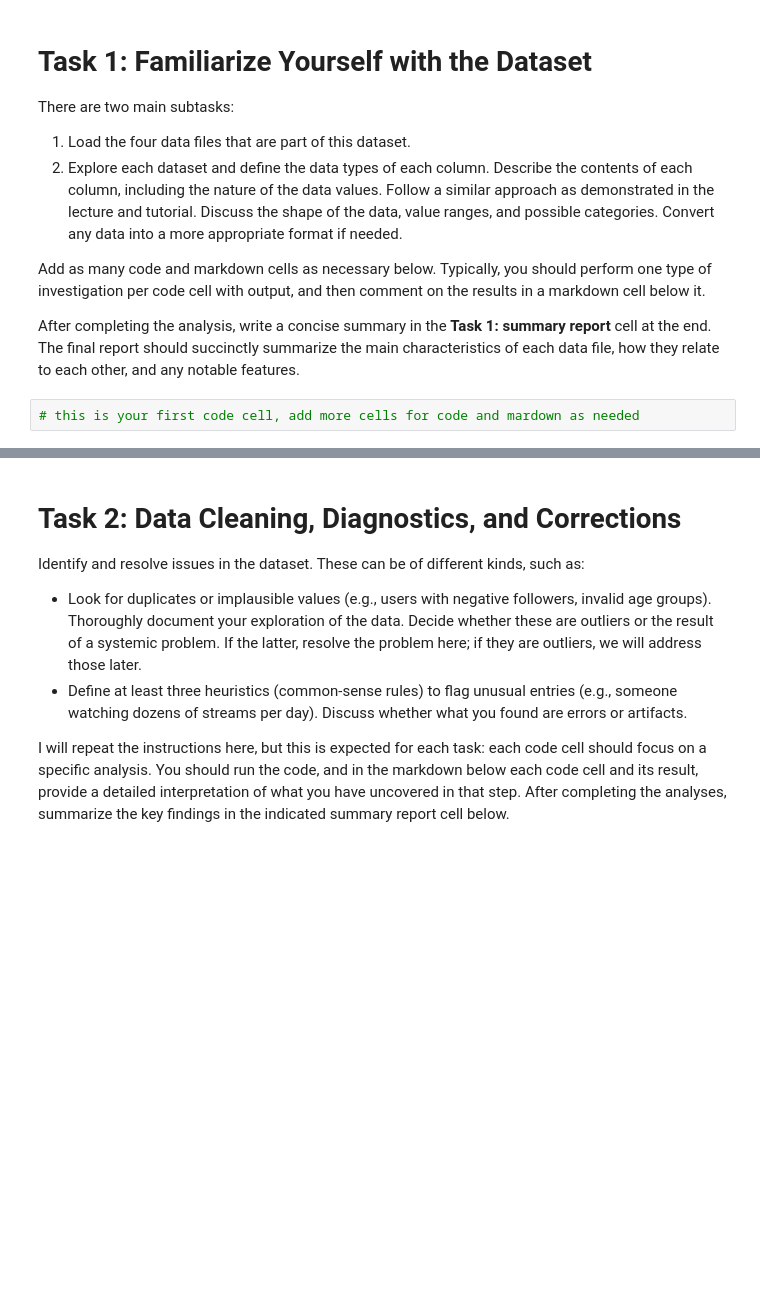
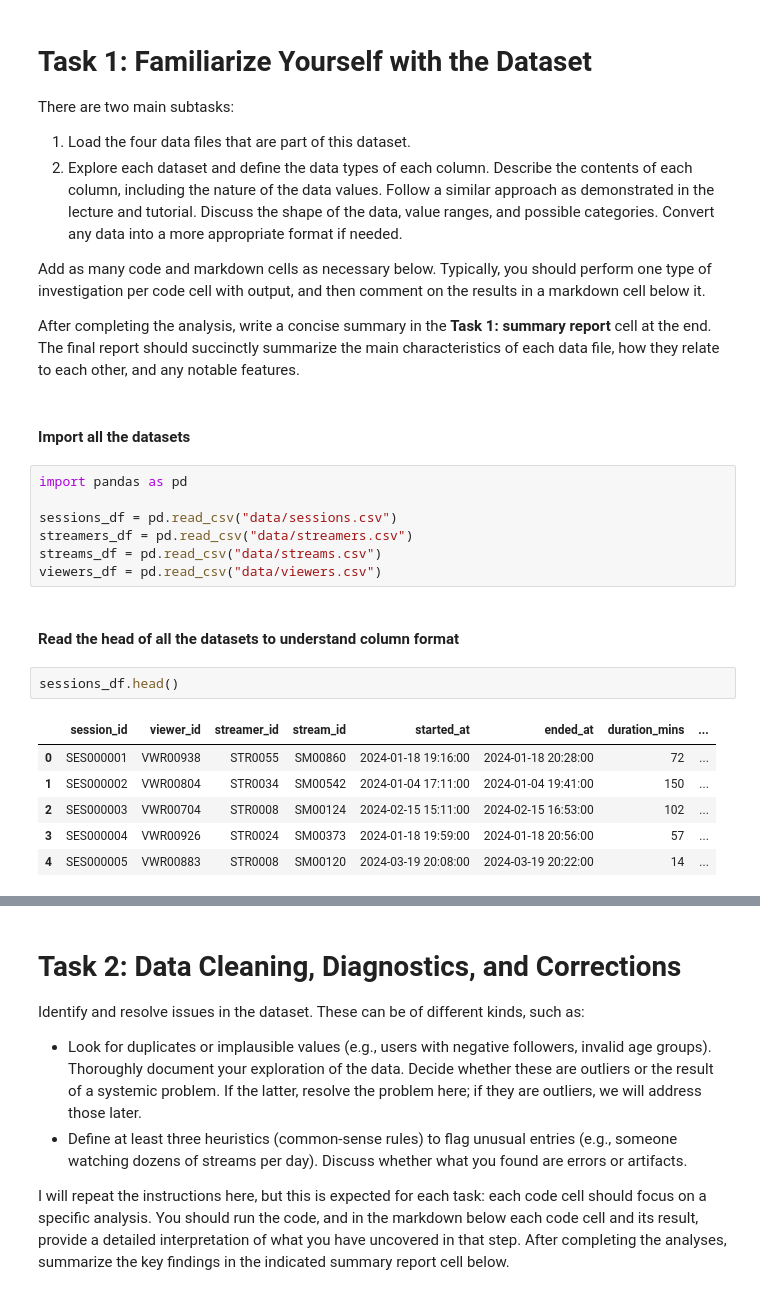
Before and after one commit to cda79/IAT461-Assignment01, a Jupyter notebook: IAT461-Assignment01-Scaffold.ipynb, the cells around one changed output, grey strips where cells are left out. Drawn from its saved outputs; the diff is of its cells as text; blank space fills up the shorter version.

```diff
--- a/IAT461-Assignment01-Scaffold.ipynb
+++ b/IAT461-Assignment01-Scaffold.ipynb
@@ -10,5 +10,23 @@ There are two main subtasks:
 Add as many code and markdown cells as necessary below. Typically, you should perform one type of investigation per code cell with output, and then comment on the results in a markdown cell below it.
 
 After completing the analysis, write a concise summary in the **Task 1: summary report** cell at the end. The final report should succinctly summarize the main characteristics of each data file, how they relate to each other, and any notable features.
+# %% [markdown]
+#### Import all the datasets
 # %%
-# this is your first code cell, add more cells for code and mardown as needed
+import pandas as pd
+
+sessions_df = pd.read_csv("data/sessions.csv")
+streamers_df = pd.read_csv("data/streamers.csv")
+streams_df = pd.read_csv("data/streams.csv")
+viewers_df = pd.read_csv("data/viewers.csv")
+# %% [markdown]
+#### Read the head of all the datasets to understand column format
+# %%
+sessions_df.head()
+# %% [output]
+|  | session_id | viewer_id | streamer_id | stream_id | started_at | ended_at | duration_mins | ... |
+| 0 | SES000001 | VWR00938 | STR0055 | SM00860 | 2024-01-18 19:16:00 | 2024-01-18 20:28:00 | 72 | ... |
+| 1 | SES000002 | VWR00804 | STR0034 | SM00542 | 2024-01-04 17:11:00 | 2024-01-04 19:41:00 | 150 | ... |
+| 2 | SES000003 | VWR00704 | STR0008 | SM00124 | 2024-02-15 15:11:00 | 2024-02-15 16:53:00 | 102 | ... |
+| 3 | SES000004 | VWR00926 | STR0024 | SM00373 | 2024-01-18 19:59:00 | 2024-01-18 20:56:00 | 57 | ... |
+| 4 | SES000005 | VWR00883 | STR0008 | SM00120 | 2024-03-19 20:08:00 | 2024-03-19 20:22:00 | 14 | ... |
```
Also changed, not shown: parts of 42 cells of this notebook, 1 other file.
